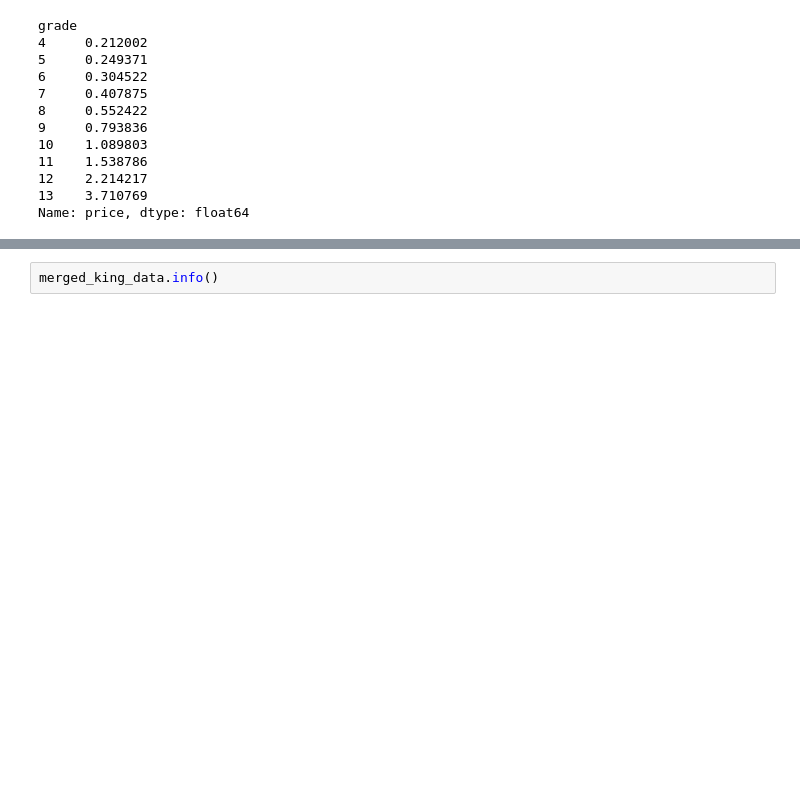
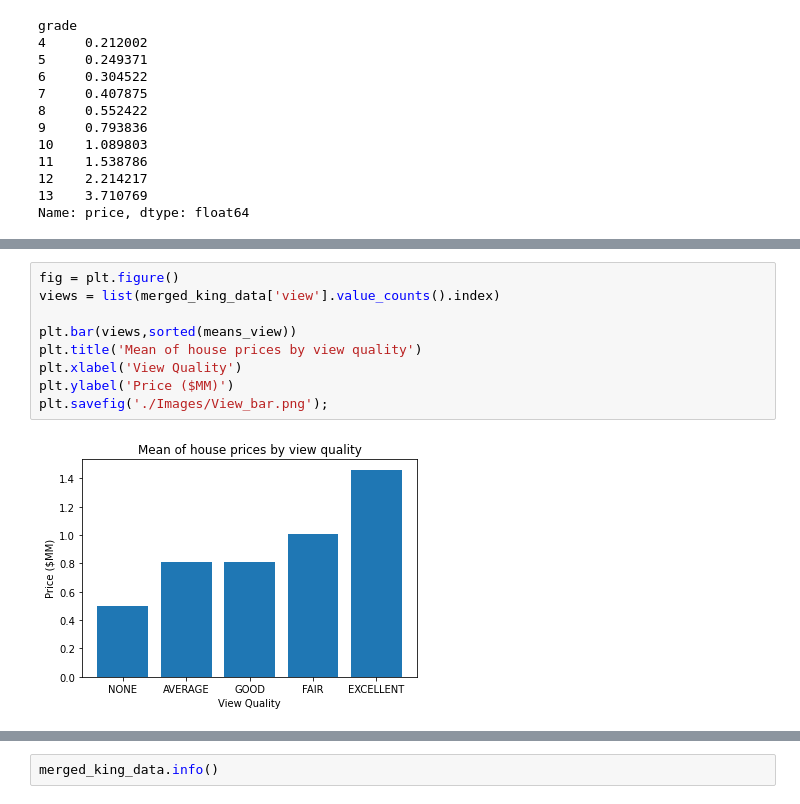
Before and after one commit to aliceagrawal/King-County-House-Sales, a Jupyter notebook: Marshalls Notebook.ipynb, the cells around one changed output, grey strips where cells are left out. Drawn from its saved outputs; the diff is of its cells as text; blank space fills up the shorter version.

```diff
--- a/Marshalls Notebook.ipynb
+++ b/Marshalls Notebook.ipynb
@@ -602,0 +569,11 @@ Name: price, dtype: float64
+# %%
+fig = plt.figure()
+views = list(merged_king_data['view'].value_counts().index)
+
+plt.bar(views,sorted(means_view))
+plt.title('Mean of house prices by view quality')
+plt.xlabel('View Quality')
+plt.ylabel('Price ($MM)')
+plt.savefig('./Images/View_bar.png');
+# %% [output]
+[figure, added]
```
Also changed, not shown: parts of 10 cells of this notebook, 4 other files.
